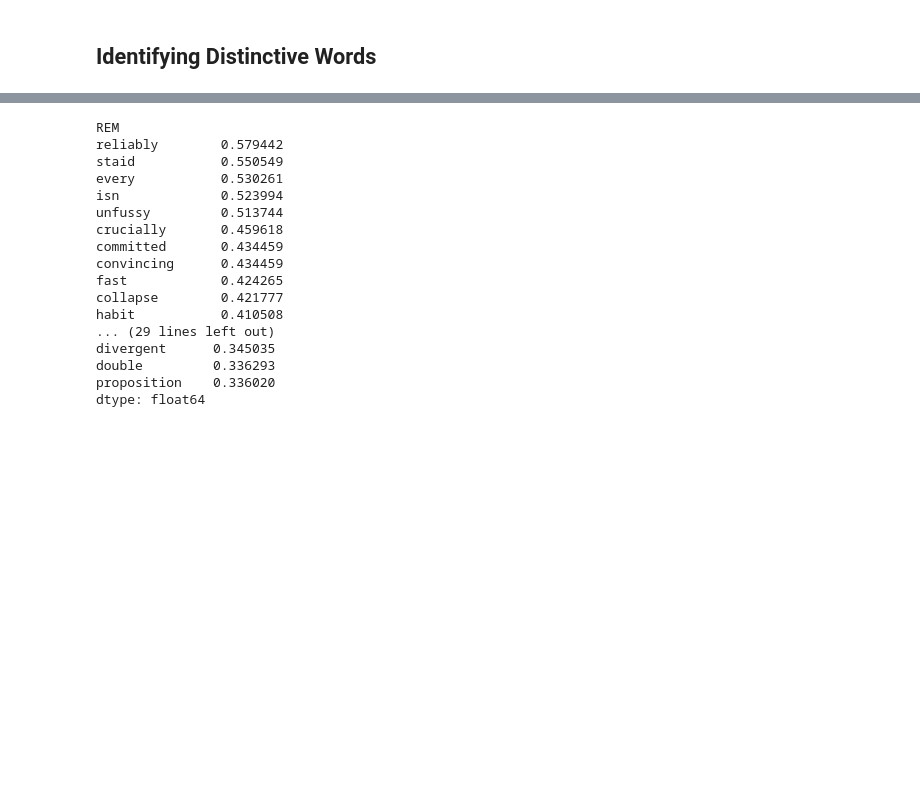
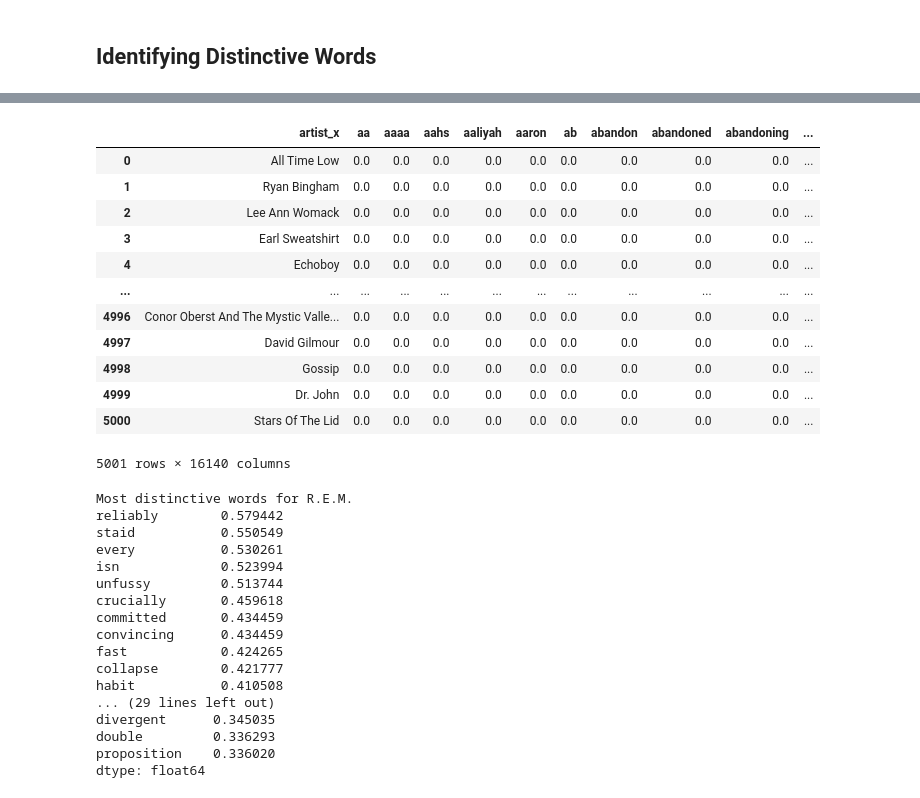
Before and after one commit to jhaber-zz/nlp-python-2020, a Jupyter notebook: solutions/dictionary-methods-solutions.ipynb, the cells around one changed output, grey strips where cells are left out. Cells and saved outputs as stored; diff of their text form; code cells hidden in the pictures; blank space fills up the shorter version.

```diff
--- a/solutions/dictionary-methods-solutions.ipynb
+++ b/solutions/dictionary-methods-solutions.ipynb
@@ -467,19 +612,42 @@ HINT: Copy and paste the above code and modify it as needed.
+# %%
+#creat dataset with document index and artist, merge
+merged_df_artist = df['artist'].to_frame()
+merged_df_artist = merged_df_artist.join(tfidf_df, how = 'right', lsuffix='_x')
+
+#view result
+merged_df_artist
+# %% [output]
+|  | artist_x | aa | aaaa | aahs | aaliyah | aaron | ab | abandon | abandoned | abandoning | ... |
+| 0 | All Time Low | 0.0 | 0.0 | 0.0 | 0.0 | 0.0 | 0.0 | 0.0 | 0.0 | 0.0 | ... |
+| 1 | Ryan Bingham | 0.0 | 0.0 | 0.0 | 0.0 | 0.0 | 0.0 | 0.0 | 0.0 | 0.0 | ... |
+| 2 | Lee Ann Womack | 0.0 | 0.0 | 0.0 | 0.0 | 0.0 | 0.0 | 0.0 | 0.0 | 0.0 | ... |
+| 3 | Earl Sweatshirt | 0.0 | 0.0 | 0.0 | 0.0 | 0.0 | 0.0 | 0.0 | 0.0 | 0.0 | ... |
+| 4 | Echoboy | 0.0 | 0.0 | 0.0 | 0.0 | 0.0 | 0.0 | 0.0 | 0.0 | 0.0 | ... |
+| ... | ... | ... | ... | ... | ... | ... | ... | ... | ... | ... | ... |
+| 4996 | Conor Oberst And The Mystic Valle... | 0.0 | 0.0 | 0.0 | 0.0 | 0.0 | 0.0 | 0.0 | 0.0 | 0.0 | ... |
+| 4997 | David Gilmour | 0.0 | 0.0 | 0.0 | 0.0 | 0.0 | 0.0 | 0.0 | 0.0 | 0.0 | ... |
+| 4998 | Gossip | 0.0 | 0.0 | 0.0 | 0.0 | 0.0 | 0.0 | 0.0 | 0.0 | 0.0 | ... |
+| 4999 | Dr. John | 0.0 | 0.0 | 0.0 | 0.0 | 0.0 | 0.0 | 0.0 | 0.0 | 0.0 | ... |
+| 5000 | Stars Of The Lid | 0.0 | 0.0 | 0.0 | 0.0 | 0.0 | 0.0 | 0.0 | 0.0 | 0.0 | ... |
+5001 rows × 16140 columns
 # %%
-df_artist = df['artist'].to_frame()
-merged_df_artist = df_artist.join(tfidf_df, how = 'right', lsuffix='_x')
+# Define artists to identify distinctive words for
+artist1 = 'R.E.M.'
+artist2 = 'Arcade Fire'
 
-#view result
+# Filter merged_df_artist to these two artists
+dtm1 = merged_df_artist[merged_df_artist['artist_x']==artist1]
+dtm2 = merged_df_artist[merged_df_artist['artist_x']==artist2]
 
-dtm1 = merged_df_artist[merged_df_artist['artist_x']=="R.E.M."]
-dtm2 = merged_df_artist[merged_df_artist['artist_x']=="Arcade Fire"]
-print("REM")
+# Display distinctive words
+print("Most distinctive words for " + str(artist1))
 print(dtm1.max(numeric_only=True).sort_values(ascending=False)[0:20])
 print()
-print("Arcade Fire")
+print("Most distinctive words for " + str(artist2))
 print(dtm2.max(numeric_only=True).sort_values(ascending=False)[0:20])
 print()
 # %% [output]
-REM
+Most distinctive words for R.E.M.
 reliably        0.579442
 staid           0.550549
 every           0.530261
```
Also changed, not shown: parts of 44 cells of this notebook, 1 other file.
